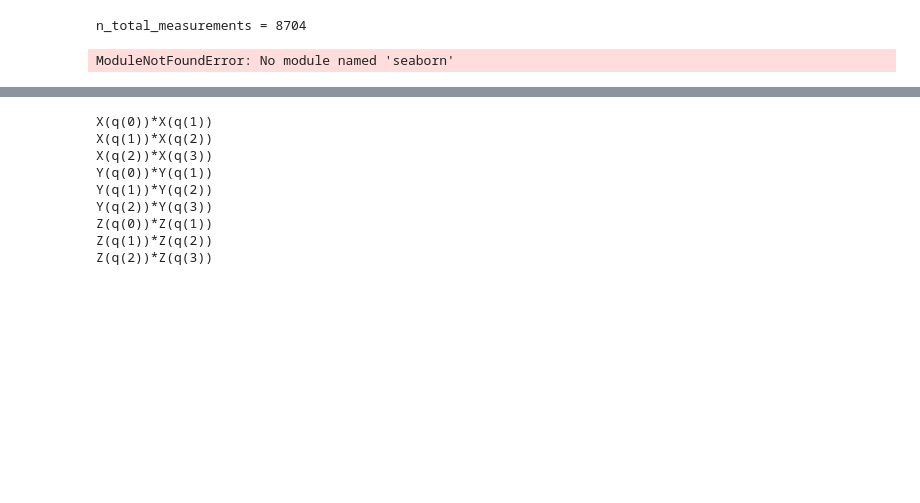
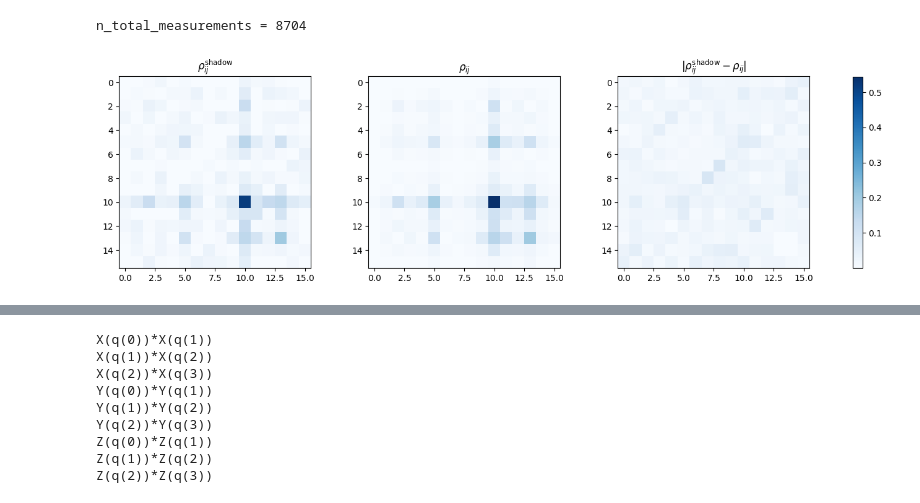
Before and after one commit to schance995/qrise-2024, a Jupyter notebook: mitiq_tutorial_code/classical_shadows.ipynb, the cells around one changed output, grey strips where cells are left out. Drawn from its saved outputs; the diff is of its cells as text; code cells hidden in the pictures; blank space fills up the shorter version.

```diff
--- a/mitiq_tutorial_code/classical_shadows.ipynb
+++ b/mitiq_tutorial_code/classical_shadows.ipynb
@@ -91,8 +91,6 @@ import matplotlib.pyplot as plt
 import seaborn as sns
 
 %matplotlib inline
-# Setting the style
-sns.set_style("white")
 
 # Calculate min and max values across the datasets
 vmin = min(
@@ -107,34 +105,34 @@ vmax = max(
 )
 
 # Creating a figure with three subplots (1 row, 3 columns)
 fig, axs = plt.subplots(nrows=1, ncols=3, figsize=(18, 6))
 
 # Plotting the first image on the first subplot
 im1 = axs[0].imshow(np.real(rho_shadow), cmap="Blues", vmin=vmin, vmax=vmax)
 axs[0].set_title(r"$\rho_{ij}^{\mathrm{shadow}}$")
 
 # Plotting the second image on the second subplot
 im2 = axs[1].imshow(np.real(rho_true), cmap="Blues", vmin=vmin, vmax=vmax)
 axs[1].set_title(r"$\rho_{ij}$")
 
 # Plotting the third image on the third subplot
 im3 = axs[2].imshow(
     np.abs(rho_true - rho_shadow), cmap="Blues", vmin=vmin, vmax=vmax
 )
 axs[2].set_title(r"$|\rho_{ij}^{\mathrm{shadow}}-\rho_{ij}|$")
 
 # Adjust the space between plots
 plt.subplots_adjust(wspace=0.3)
 
 # Add a shared colorbar
 cbar = fig.colorbar(
     im3, ax=axs.ravel().tolist(), orientation="vertical", shrink=0.67, pad=0.05
 )
 
 # Show the figure with three side-by-side plots
 plt.show()
 # %% [output]
-ModuleNotFoundError: No module named 'seaborn'
+[figure, added]
 # %%
 import pandas as pd
 import warnings
```
Also changed, not shown: parts of 2 cells of this notebook, 2 other files.
